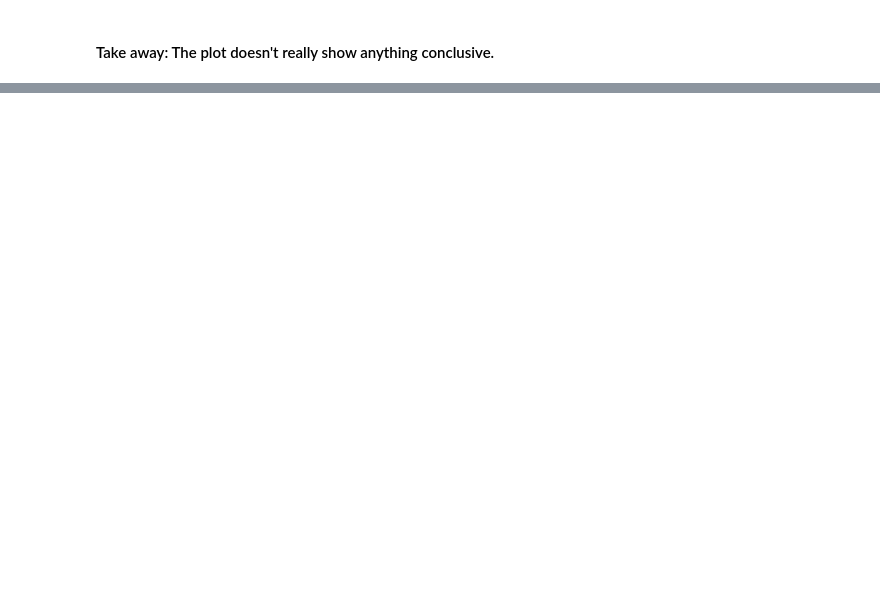
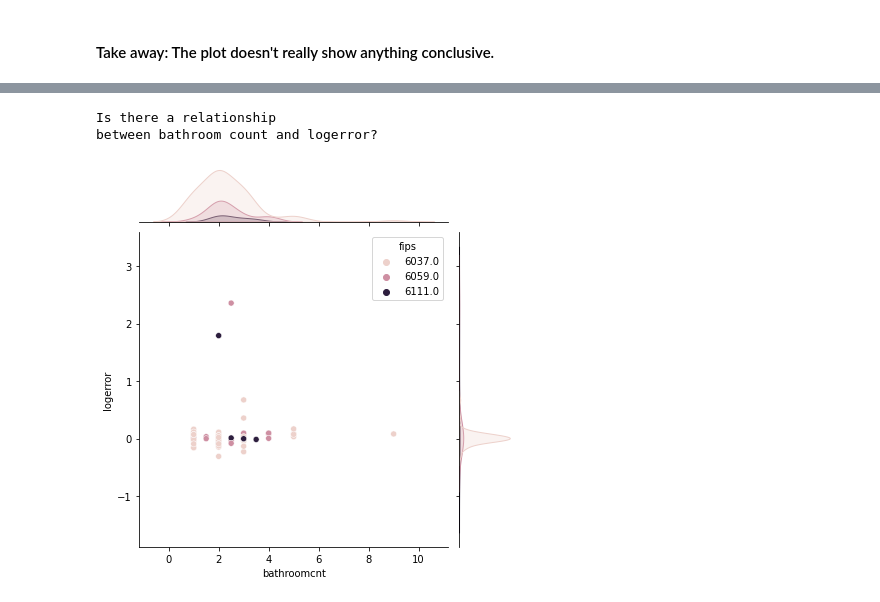
Before and after one commit to jeneyring/clustering-exercises-s, a Jupyter notebook: explore_zillow.ipynb, the cells around one changed output, grey strips where cells are left out. Saved outputs shown, nothing was run; the diff lists cells and outputs as text; code cells hidden in the pictures; blank space fills up the shorter version.

```diff
--- a/explore_zillow.ipynb
+++ b/explore_zillow.ipynb
@@ -168,0 +199,3 @@ plt.show()
+# %%
+#need to turn is_Los_Angeles to a boolean
+train["is_Los_Angeles"] = train["is_Los_Angeles"].astype(int)
@@ -180,0 +255,12 @@ Is logerror significantly different for properties in LA County vs Orange County
+# %%
+#creating a joinplot to see if any linear relationship (also adding in county)
+sample = train.sample(100)
+print("Is there a relationship\nbetween bathroom count and logerror?")
+sns.jointplot(x="bathroomcnt", y="logerror", data=sample, hue = 'fips')
+plt.xlabel("Bathroomcnt")
+plt.ylabel("Logerror")
+plt.show()
+# %% [output]
+Is there a relationship
+between bathroom count and logerror?
+[figure, added]
```
Also changed, not shown: parts of 25 cells of this notebook.
